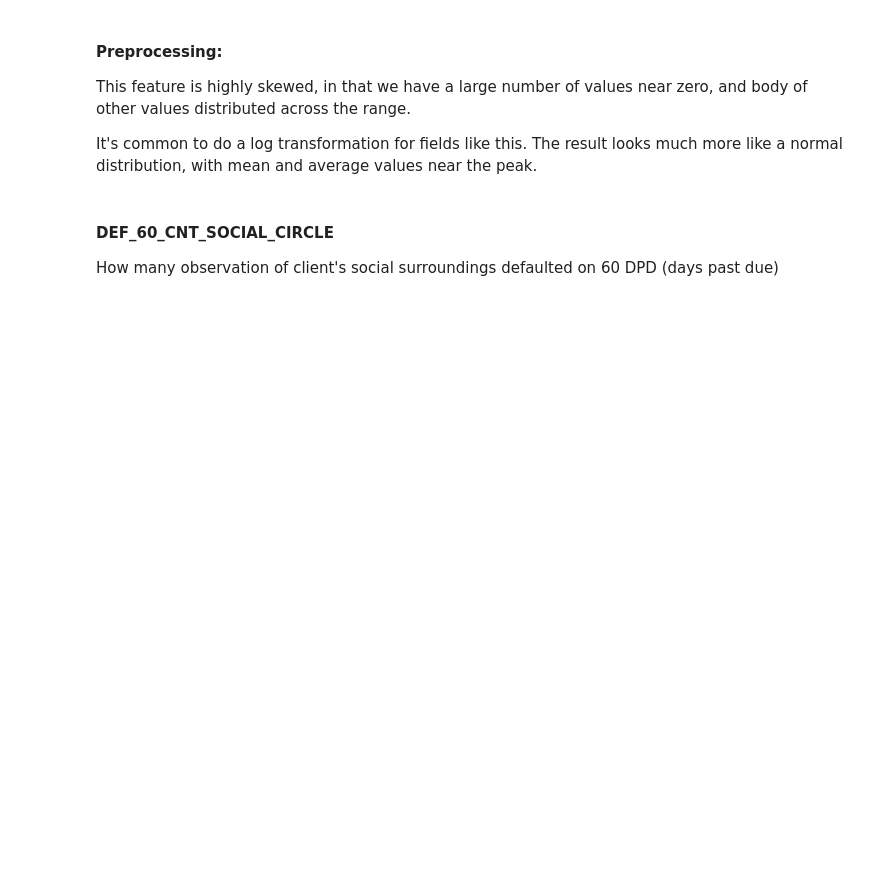
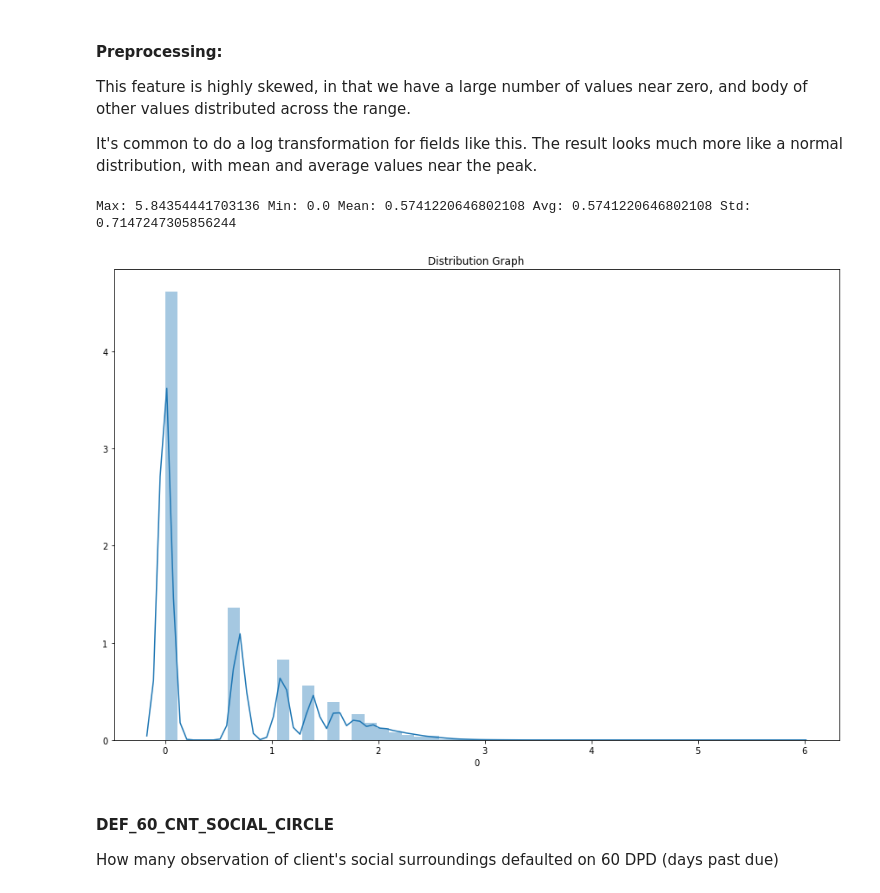
Before and after one commit to clarkje/machine-learning, a Jupyter notebook: projects/capstone/Data Exploration - Application Data.ipynb, the cells around one changed output. Cells and saved outputs as stored; diff of their text form; code cells hidden in the pictures; blank space fills up the shorter version.

```diff
--- a/projects/capstone/Data Exploration - Application Data.ipynb
+++ b/projects/capstone/Data Exploration - Application Data.ipynb
@@ -740,16 +987,19 @@ It's common to do a log transformation for fields like this. The result looks mu
 # %%
 # We need it to be a DataFrame column
 obs_60 = pd.DataFrame(data=obs_60)
 
 # Select the column in the DataFrame with the actual data
 obs_60 = obs_60[0]
 
 obs_60_transformed = obs_60.apply(lambda x: np.log(x + 1))
 
 #visualize the new distribution
 explore_numeric(obs_60_transformed, showMeanLines=False)
 
-log_transform_features.append('OBS_60_CNT_SOCIAL_CIRCLE_TRANSFORMED')
+log_transform_features.append('OBS_60_CNT_SOCIAL_CIRCLE')
+# %% [output]
+Max: 5.84354441703136 Min: 0.0 Mean: 0.5741220646802108 Avg: 0.5741220646802108 Std: 0.7147247305856244
+[figure, added]
 # %% [markdown]
 #### DEF_60_CNT_SOCIAL_CIRCLE
 How many observation of client's social surroundings defaulted on 60 DPD (days past due)
```
Also changed, not shown: parts of 60 cells of this notebook, 4 other files.
